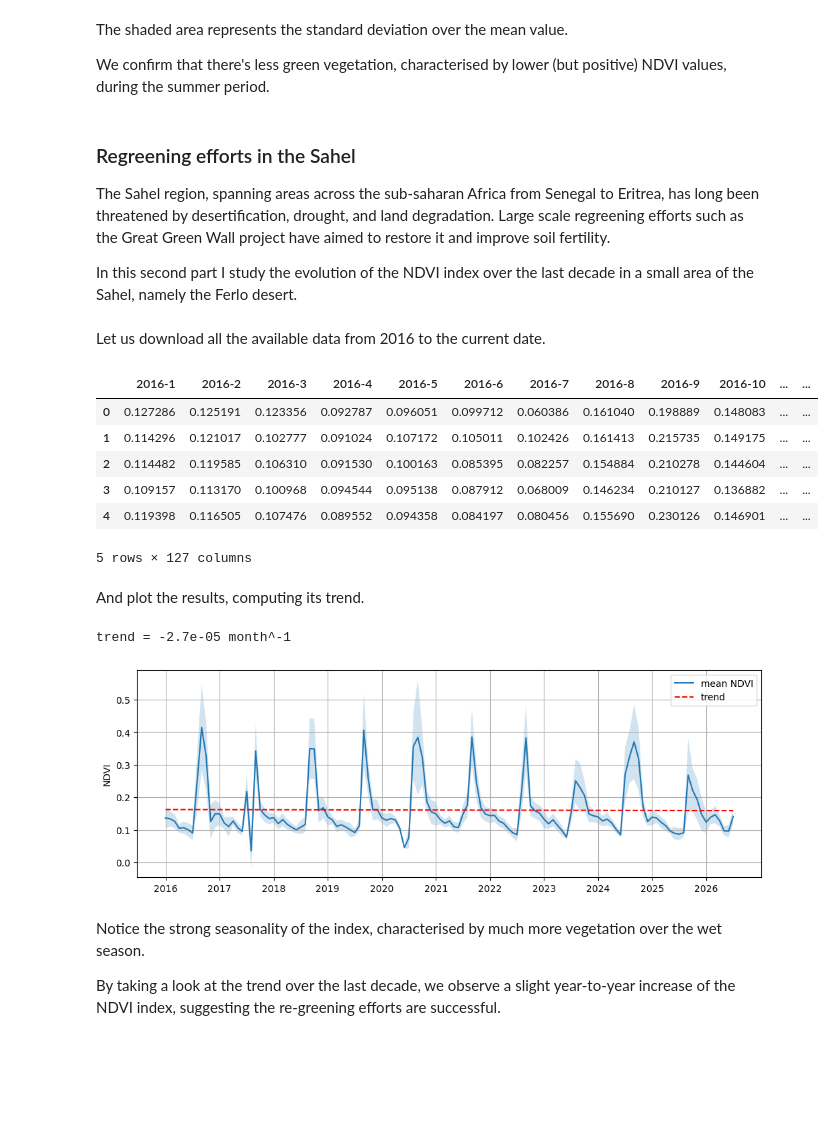
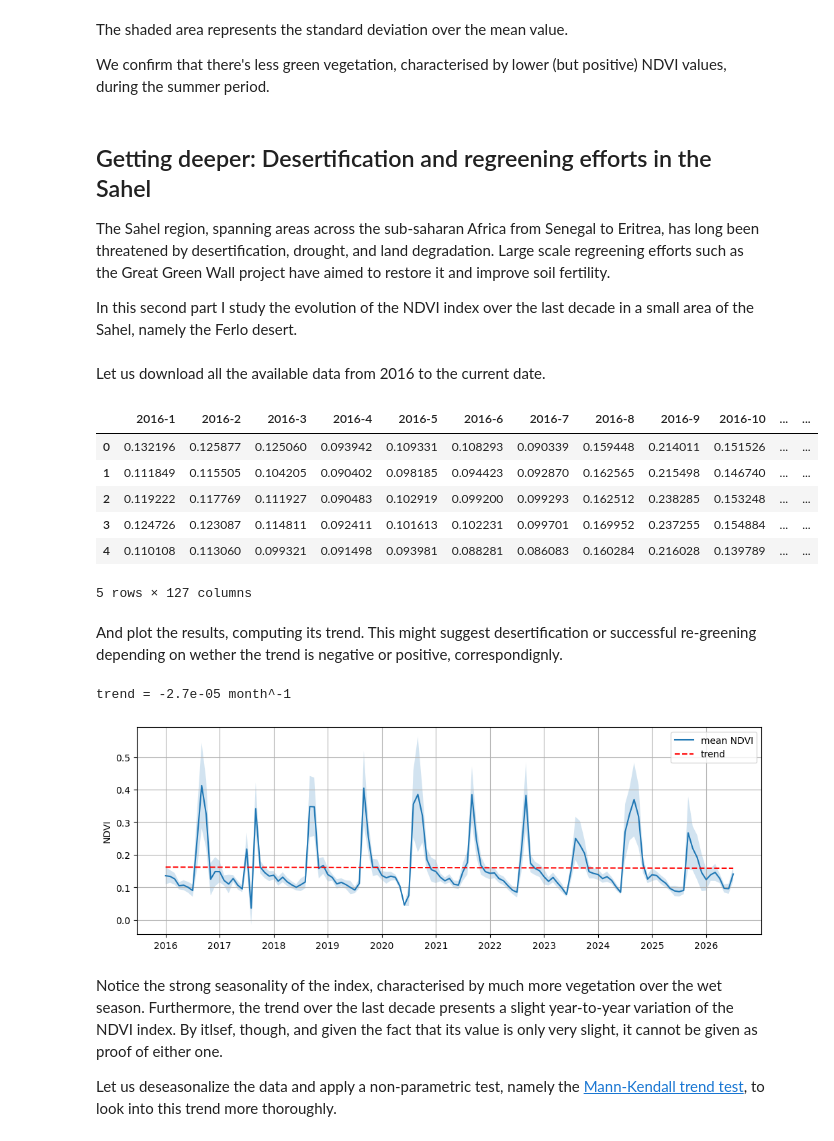
Before and after one commit to davidcirauqui/NDVI_index, a Jupyter notebook: NDVI.ipynb, the cells around one changed output. Drawn from its saved outputs; the diff is of its cells as text; code cells hidden in the pictures; blank space fills up the shorter version.

Commit message:
mann-kendall trend and deseasonalisation

```diff
--- a/NDVI.ipynb
+++ b/NDVI.ipynb
@@ -90,7 +90,7 @@ dates_vec = [["2022-01-01", "2022-01-27"],
 
 # select the coordinate box (Sant Antoni de Portmany)
 coords = [1.269062, 38.965816, 1.32569, 39.003978]
-resolution = 2
+resolution = 10
 
 
 fig, axes = plt.subplots(nrows=3, ncols=4, figsize = [8, 6])
@@ -181,7 +181,7 @@ The shaded area represents the standard deviation over the mean value.
 
 We confirm that there's less green vegetation, characterised by lower (but positive) NDVI values, during the summer period.
 # %% [markdown]
-### Regreening efforts in the Sahel
+## Getting deeper: Desertification and regreening efforts in the Sahel
 
 The Sahel region, spanning areas across the sub-saharan Africa from Senegal to Eritrea, has long been threatened by desertification, drought, and land degradation. Large scale regreening efforts such as the Great Green Wall project have aimed to restore it and improve soil fertility.
 
@@ -204,26 +204,26 @@ for year in years:
 # %%
 # get NDVI matrices for each date
 coords = [-15.478352182991873, 15.724966180235272, -15.358911391047574, 15.598739936074185]
-resolution = 40
+resolution = 100
 df = []
 for dates in dates_vec:
     # print(dates)
     ndvi_mat = NDVI_utils.get_ndvi_mat(coords, resolution, dates, config)
     df.append(ndvi_mat.flatten())
 
 df = pd.DataFrame(df).T
 df.columns = dates_lbl
 df.head()
 # %% [output]
 |  | 2016-1 | 2016-2 | 2016-3 | 2016-4 | 2016-5 | 2016-6 | 2016-7 | 2016-8 | 2016-9 | 2016-10 | ... | ... |
-| 0 | 0.127286 | 0.125191 | 0.123356 | 0.092787 | 0.096051 | 0.099712 | 0.060386 | 0.161040 | 0.198889 | 0.148083 | ... | ... |
-| 1 | 0.114296 | 0.121017 | 0.102777 | 0.091024 | 0.107172 | 0.105011 | 0.102426 | 0.161413 | 0.215735 | 0.149175 | ... | ... |
-| 2 | 0.114482 | 0.119585 | 0.106310 | 0.091530 | 0.100163 | 0.085395 | 0.082257 | 0.154884 | 0.210278 | 0.144604 | ... | ... |
-| 3 | 0.109157 | 0.113170 | 0.100968 | 0.094544 | 0.095138 | 0.087912 | 0.068009 | 0.146234 | 0.210127 | 0.136882 | ... | ... |
-| 4 | 0.119398 | 0.116505 | 0.107476 | 0.089552 | 0.094358 | 0.084197 | 0.080456 | 0.155690 | 0.230126 | 0.146901 | ... | ... |
+| 0 | 0.132196 | 0.125877 | 0.125060 | 0.093942 | 0.109331 | 0.108293 | 0.090339 | 0.159448 | 0.214011 | 0.151526 | ... | ... |
+| 1 | 0.111849 | 0.115505 | 0.104205 | 0.090402 | 0.098185 | 0.094423 | 0.092870 | 0.162565 | 0.215498 | 0.146740 | ... | ... |
+| 2 | 0.119222 | 0.117769 | 0.111927 | 0.090483 | 0.102919 | 0.099200 | 0.099293 | 0.162512 | 0.238285 | 0.153248 | ... | ... |
+| 3 | 0.124726 | 0.123087 | 0.114811 | 0.092411 | 0.101613 | 0.102231 | 0.099701 | 0.169952 | 0.237255 | 0.154884 | ... | ... |
+| 4 | 0.110108 | 0.113060 | 0.099321 | 0.091498 | 0.093981 | 0.088281 | 0.086083 | 0.160284 | 0.216028 | 0.139789 | ... | ... |
 5 rows × 127 columns
 # %% [markdown]
-And plot the results, computing its trend.
+And plot the results, computing its trend. This might suggest desertification or successful re-greening depending on wether the trend is negative or positive, correspondignly.
 # %%
 fig, ax = plt.subplots(figsize = [12, 4])
 mean = df.mean(axis = 0)
@@ -245,8 +245,8 @@ plt.grid()
 plt.show()
 # %% [output]
 trend = -2.7e-05 month^-1
-[figure, old version]
+[figure, new version]
 # %% [markdown]
-Notice the strong seasonality of the index, characterised by much more vegetation over the wet season.
+Notice the strong seasonality of the index, characterised by much more vegetation over the wet season. Furthermore, the trend over the last decade presents a slight year-to-year variation of the NDVI index.  By itlsef, though, and given the fact that its value is only very slight, it cannot be given as proof of either one.
 
-By taking a look at the trend over the last decade, we observe a slight year-to-year increase of the NDVI index, suggesting the re-greening efforts are successful.
+Let us deseasonalize the data and apply a non-parametric test, namely the [Mann-Kendall trend test](https://vsp.pnnl.gov/help/vsample/design_trend_mann_kendall.htm), to look into this trend more thoroughly.
```
Also changed, not shown: parts of 5 cells of this notebook, 1 other file.
